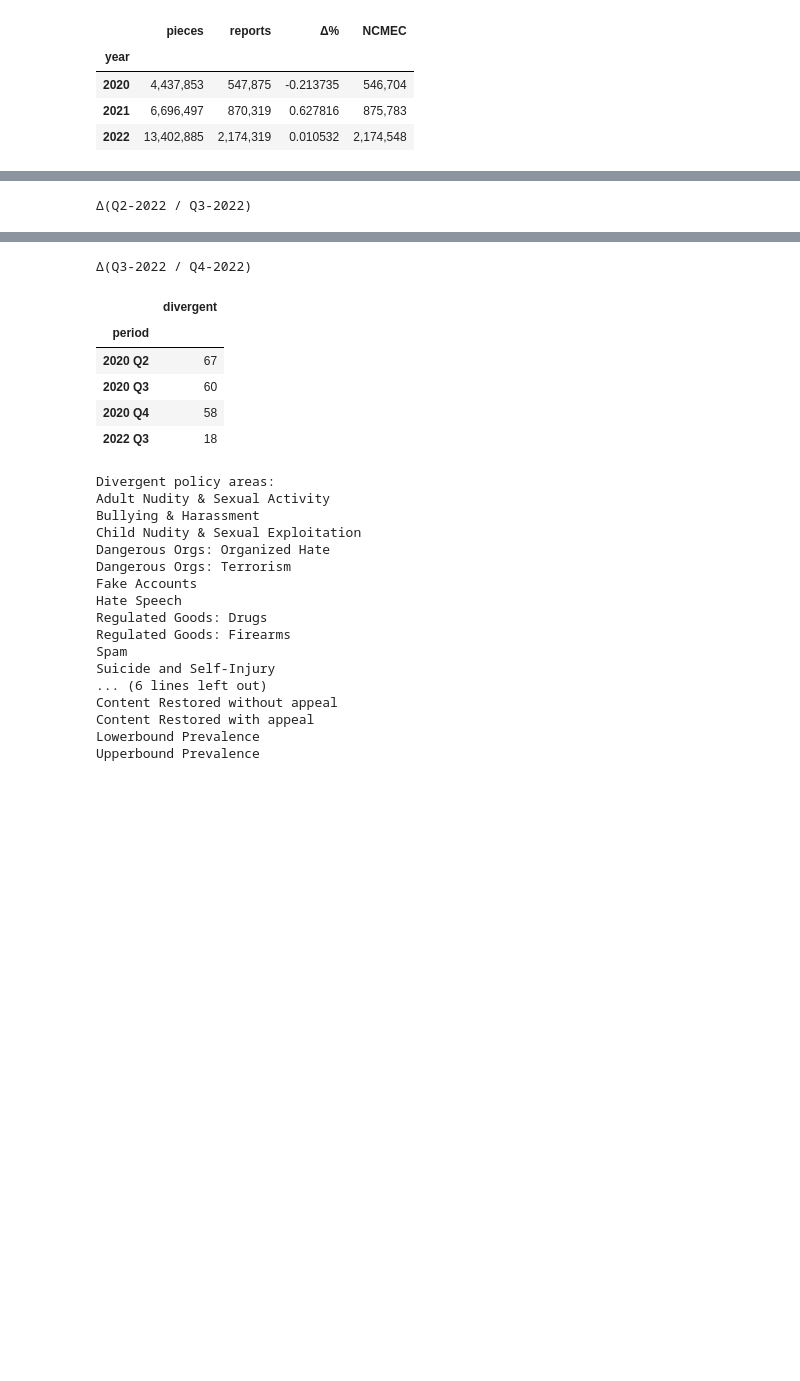
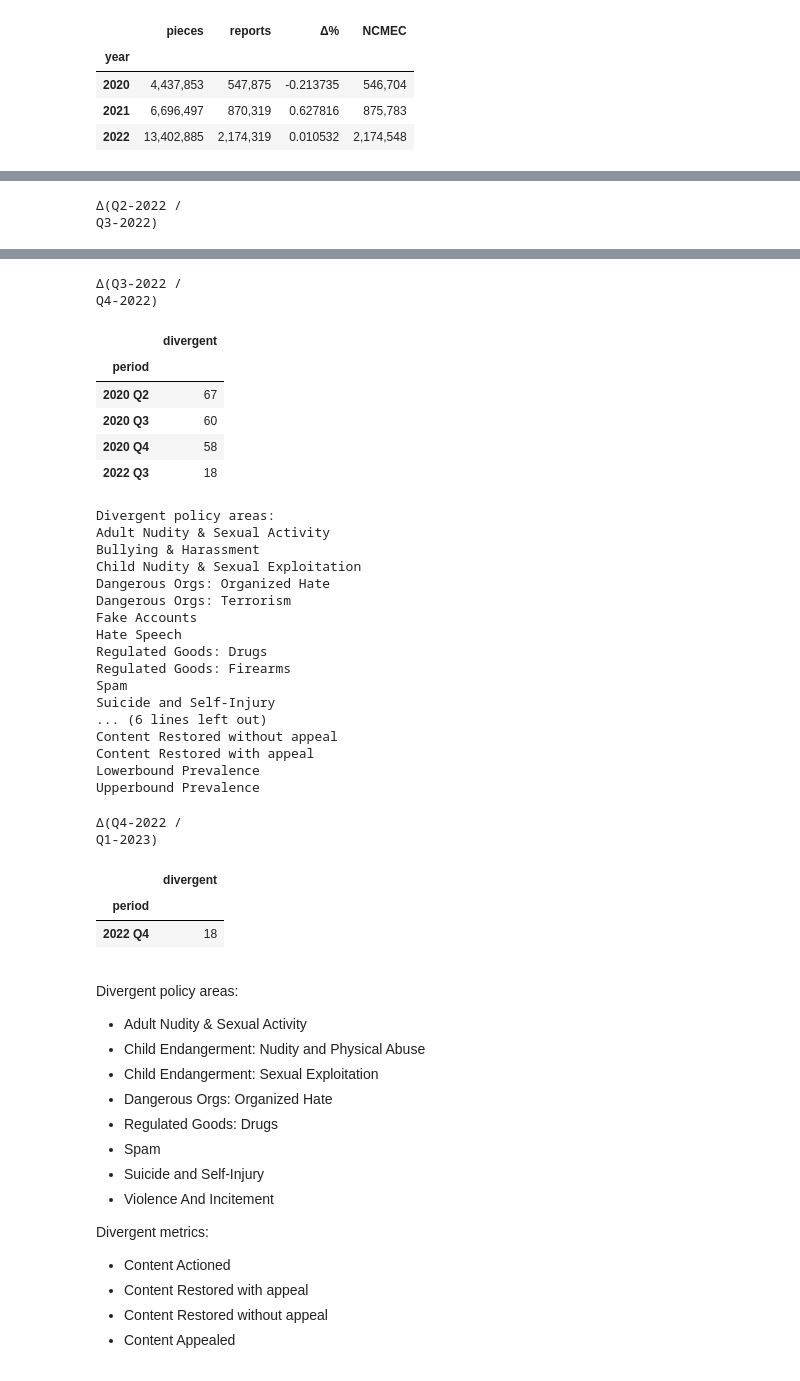
Before and after one commit to apparebit/diaphanous, a Jupyter notebook: analysis.ipynb, the cells around one changed output, grey strips where cells are left out. Saved outputs shown, nothing was run; the diff lists cells and outputs as text; code cells hidden in the pictures; blank space fills up the shorter version.

```diff
--- a/analysis.ipynb
+++ b/analysis.ipynb
@@ -343,7 +405,7 @@ Google/YouTube
 # %%
 show_html(h2="Meta's Ever-Changing Transparency Disclosures")
 
-meta_disclosures = meta.read_all('data', '2022q2', '2022q4')
+meta_disclosures = meta.read_all('data', '2022q2', '2023q1')
 meta_differences = meta.diff_all(meta_disclosures)
 
 for p1, delta in meta_differences.items():
@@ -356,12 +418,13 @@ for p1, delta in meta_differences.items():
     )
 
     p2 = p1 + 1
-    title = f'Δ(Q{p1.quarter}-{p1.year} / Q{p2.quarter}-{p2.year})'
+    title = f'Δ(Q{p1.quarter}-{p1.year} /<br>Q{p2.quarter}-{p2.year})'
     show_table(divergent, title=title)
     show_html(meta.hype_divergent_descriptors(delta))
 # %% [output]
 Meta's Ever-Changing Transparency Disclosures
-Δ(Q2-2022 / Q3-2022)
+Δ(Q2-2022 /
+Q3-2022)
 |  | divergent |
 | period |  |
 | 2020 Q4 | 77 |
@@ -381,31 +444,51 @@ Regulated Goods: Firearms
 Spam
 Suicide and Self-Injury
 ... (8 lines left out)
 Content Restored without appeal
 Proactive rate
 Upperbound Prevalence
 Lowerbound Prevalence
-Δ(Q3-2022 / Q4-2022)
+Δ(Q3-2022 /
+Q4-2022)
 |  | divergent |
 | period |  |
 | 2020 Q2 | 67 |
 | 2020 Q3 | 60 |
 | 2020 Q4 | 58 |
 | 2022 Q3 | 18 |
 Divergent policy areas:
 Adult Nudity & Sexual Activity
 Bullying & Harassment
 Child Nudity & Sexual Exploitation
 Dangerous Orgs: Organized Hate
 Dangerous Orgs: Terrorism
 Fake Accounts
 Hate Speech
 Regulated Goods: Drugs
 Regulated Goods: Firearms
 Spam
 Suicide and Self-Injury
 ... (6 lines left out)
 Content Restored without appeal
 Content Restored with appeal
 Lowerbound Prevalence
 Upperbound Prevalence
+Δ(Q4-2022 /
+Q1-2023)
+|  | divergent |
+| period |  |
+| 2022 Q4 | 18 |
+Divergent policy areas:
+Adult Nudity & Sexual Activity
+Child Endangerment: Nudity and Physical Abuse
+Child Endangerment: Sexual Exploitation
+Dangerous Orgs: Organized Hate
+Regulated Goods: Drugs
+Spam
+Suicide and Self-Injury
+Violence And Incitement
+Divergent metrics:
+Content Actioned
+Content Restored with appeal
+Content Restored without appeal
+Content Appealed
```
Also changed, not shown: parts of 3 cells of this notebook.
